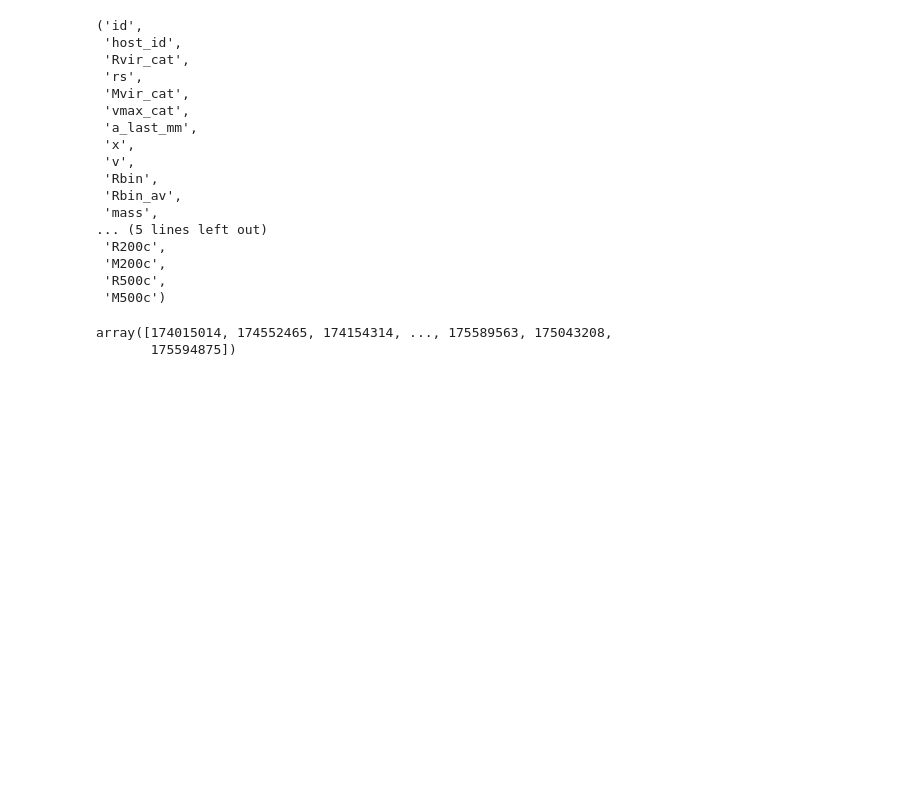
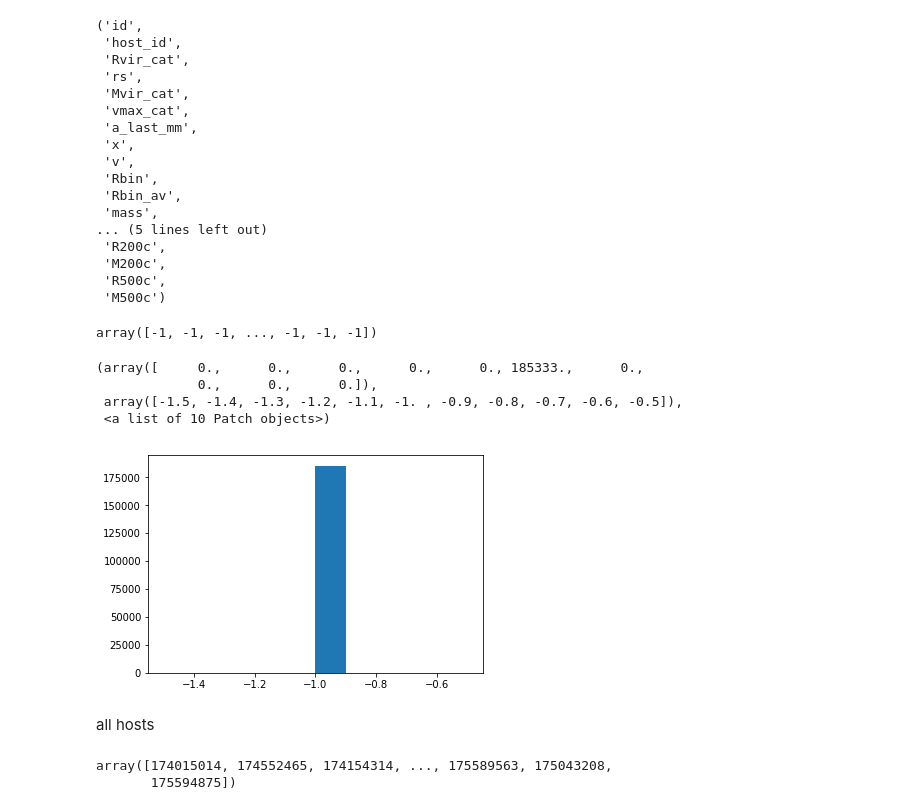
Before and after one commit to f-ardila/data-viz, a Jupyter notebook: Enia_project/testing.ipynb, the cells around one changed output. Drawn from its saved outputs; the diff is of its cells as text; code cells hidden in the pictures; blank space fills up the shorter version.

```diff
--- a/Enia_project/testing.ipynb
+++ b/Enia_project/testing.ipynb
@@ -44,6 +125,20 @@ dic["profiles"].dtype.names
  'M200c',
  'R500c',
  'M500c')
+# %%
+dic_93["profiles"]["host_id"]
+# %% [output]
+array([-1, -1, -1, ..., -1, -1, -1])
+# %%
+plt.hist(dic_87["profiles"]["host_id"])
+# %% [output]
+(array([     0.,      0.,      0.,      0.,      0., 185333.,      0.,
+             0.,      0.,      0.]),
+ array([-1.5, -1.4, -1.3, -1.2, -1.1, -1. , -0.9, -0.8, -0.7, -0.6, -0.5]),
+ <a list of 10 Patch objects>)
+[figure, added]
+# %% [markdown]
+all hosts
 # %%
 dic["profiles"]["id"]
 # %% [output]
```
Also changed, not shown: parts of 43 cells of this notebook.
